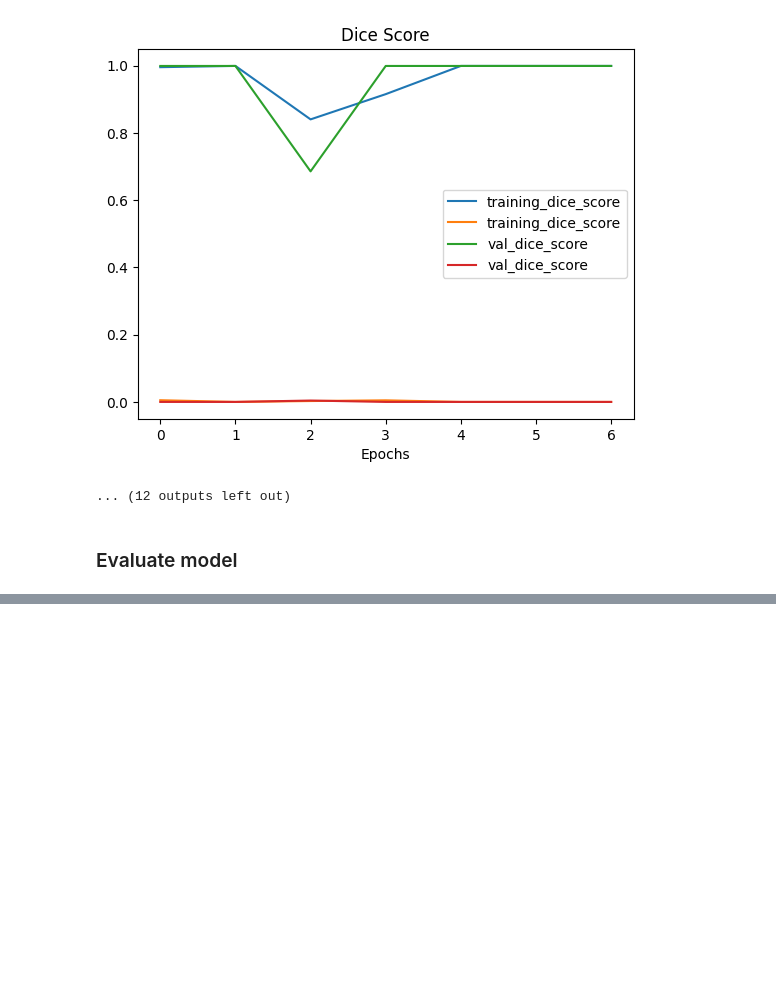
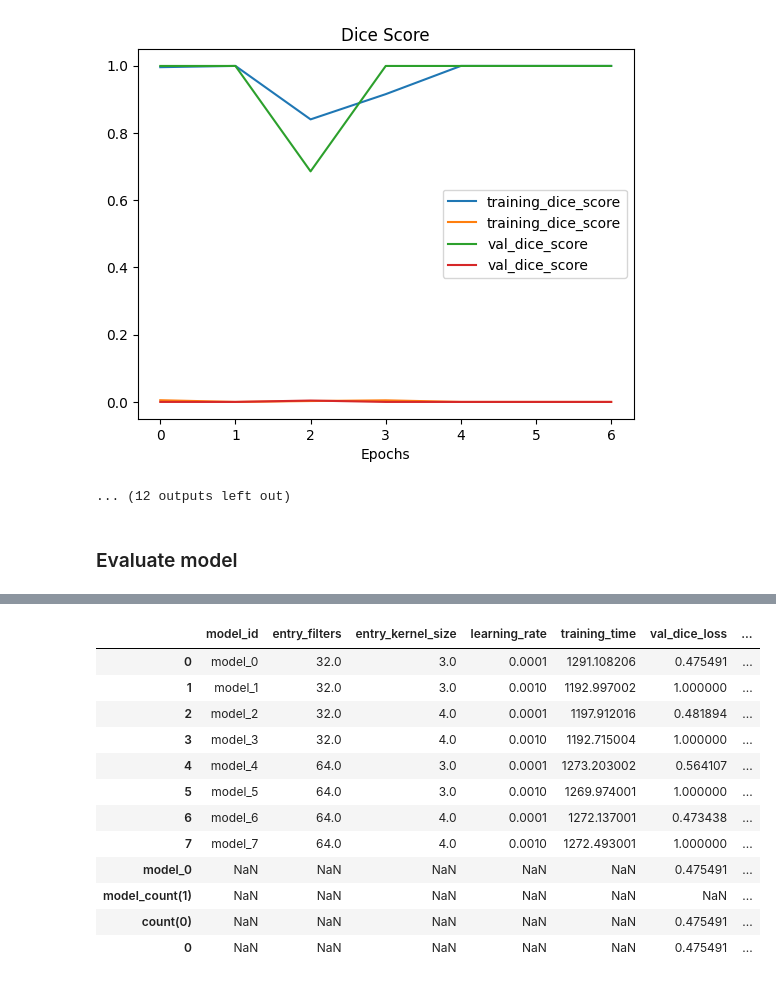
Before and after one commit to lytmercy/deep_learning_labs, a Jupyter notebook: notebooks/lab-3.ipynb, the cells around one changed output, grey strips where cells are left out. Drawn from its saved outputs; the diff is of its cells as text; code cells hidden in the pictures; blank space fills up the shorter version.

```diff
--- a/notebooks/lab-3.ipynb
+++ b/notebooks/lab-3.ipynb
@@ -793,5 +802,22 @@ ValueError: Received incompatible tensor with shape (4, 4, 3, 32) when attemptin
 # %%
 # Save results to csv
 exp_results_df.to_csv("../output/experiments_result.csv")
+# %%
+# View on best model
+exp_results_df
+# %% [output]
+|  | model_id | entry_filters | entry_kernel_size | learning_rate | training_time | val_dice_loss | ... |
+| 0 | model_0 | 32.0 | 3.0 | 0.0001 | 1291.108206 | 0.475491 | ... |
+| 1 | model_1 | 32.0 | 3.0 | 0.0010 | 1192.997002 | 1.000000 | ... |
+| 2 | model_2 | 32.0 | 4.0 | 0.0001 | 1197.912016 | 0.481894 | ... |
+| 3 | model_3 | 32.0 | 4.0 | 0.0010 | 1192.715004 | 1.000000 | ... |
+| 4 | model_4 | 64.0 | 3.0 | 0.0001 | 1273.203002 | 0.564107 | ... |
+| 5 | model_5 | 64.0 | 3.0 | 0.0010 | 1269.974001 | 1.000000 | ... |
+| 6 | model_6 | 64.0 | 4.0 | 0.0001 | 1272.137001 | 0.473438 | ... |
+| 7 | model_7 | 64.0 | 4.0 | 0.0010 | 1272.493001 | 1.000000 | ... |
+| model_0 | NaN | NaN | NaN | NaN | NaN | 0.475491 | ... |
+| model_count(1) | NaN | NaN | NaN | NaN | NaN | NaN | ... |
+| count(0) | NaN | NaN | NaN | NaN | NaN | 0.475491 | ... |
+| 0 | NaN | NaN | NaN | NaN | NaN | 0.475491 | ... |
 # %%
 # Load model with best dice loss
```
Also changed, not shown: parts of 8 cells of this notebook.
